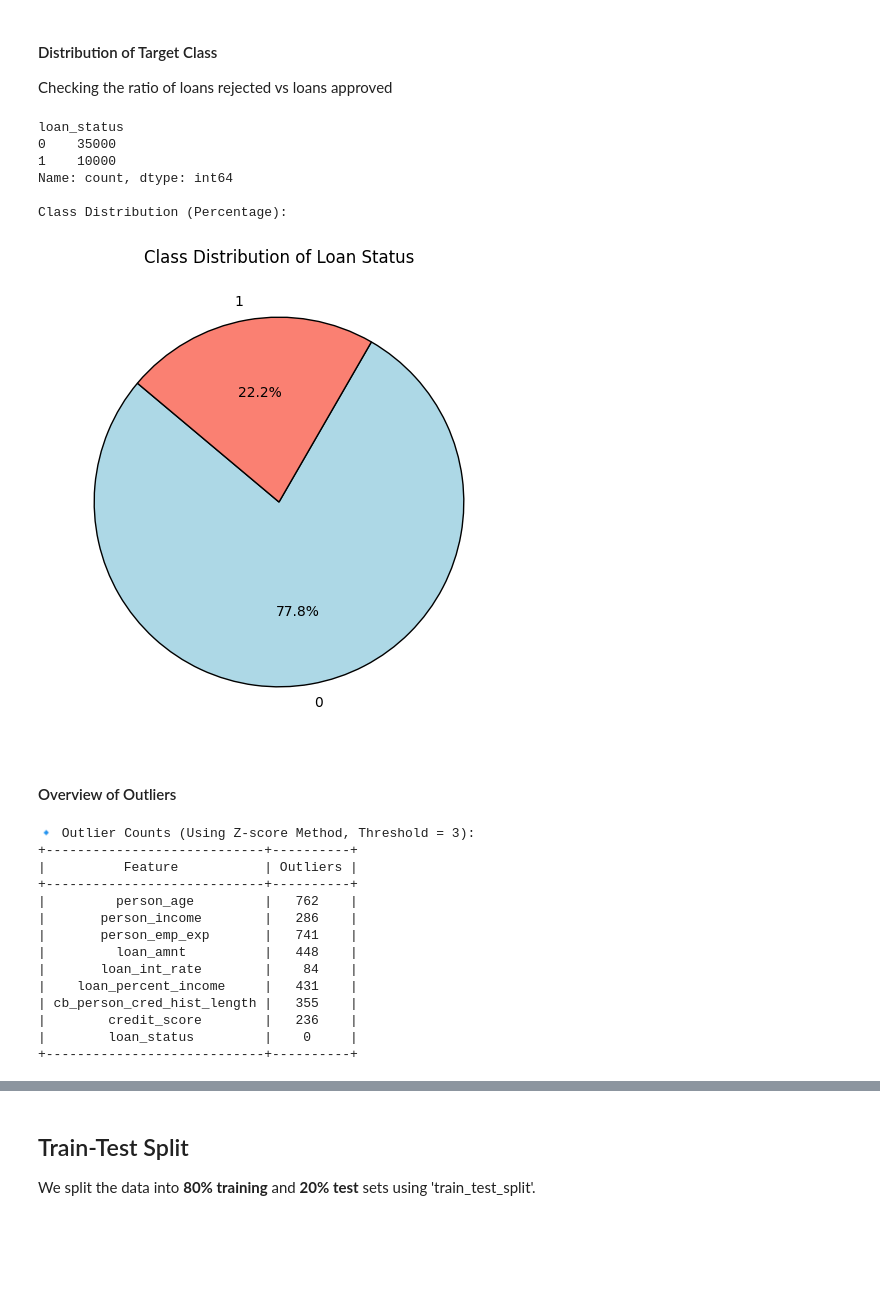
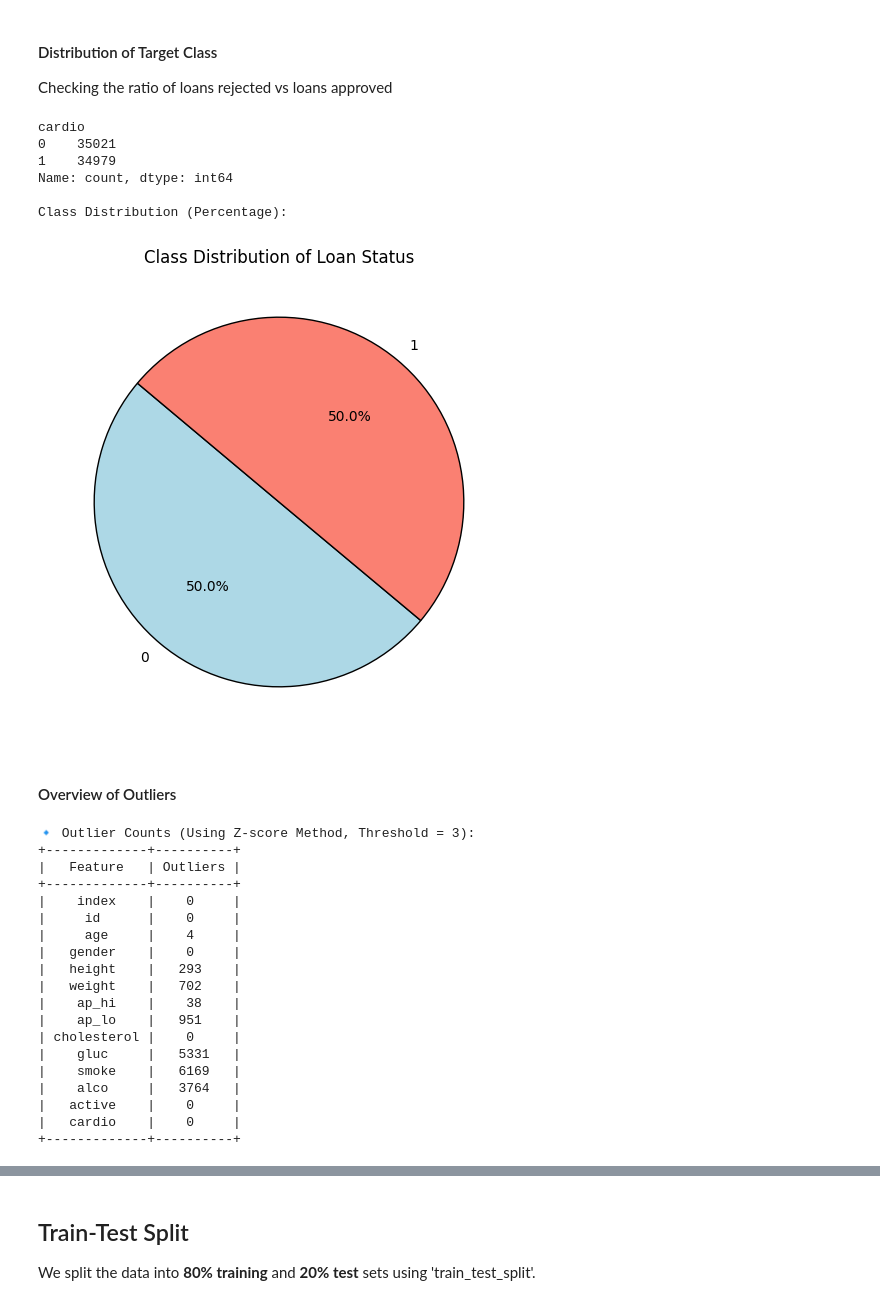
Before and after one commit to A00431008/Transformers_NN, a Jupyter notebook: Transformers_NN.ipynb, the cells around one changed output, grey strips where cells are left out. Drawn from its saved outputs; the diff is of its cells as text; code cells hidden in the pictures; blank space fills up the shorter version.

Commit message:
changed dataset to cardio diseases dataset for balanced classes

```diff
--- a/Transformers_NN.ipynb
+++ b/Transformers_NN.ipynb
@@ -23,6 +31,6 @@ from tabulate import tabulate
 # %% [markdown]
 ### Load Data
 # %%
-df = pd.read_csv("loan_data.csv")
+df = pd.read_csv("health_data.csv")
 df.head()
 # %% [output]
@@ -136,24 +142,24 @@ print(f"\n🔹 Number of Duplicate Rows: {duplicate_count}")
 
 Checking the ratio of loans rejected vs loans approved
 # %%
-print(df["loan_status"].value_counts())  # Count occurrences of each class
+print(df["cardio"].value_counts())  # Count occurrences of each class
 print("\nClass Distribution (Percentage):")
 
 # Plot Pie Chart
-class_counts = df["loan_status"].value_counts(normalize=True)
+class_counts = df["cardio"].value_counts(normalize=True)
 plt.figure(figsize=(6, 6))
 plt.pie(class_counts, labels=class_counts.index, autopct="%1.1f%%",
         colors=["lightblue", "salmon"], startangle=140, wedgeprops={'edgecolor': 'black'})
 plt.title("Class Distribution of Loan Status")
 plt.show()
 # %% [output]
-loan_status
-0    35000
-1    10000
+cardio
+0    35021
+1    34979
 Name: count, dtype: int64
 
 Class Distribution (Percentage):
-[figure, old version]
+[figure, new version]
 # %% [markdown]
 #### Overview of Outliers
 # %%
@@ -180,19 +186,24 @@ print("\n🔹 Outlier Counts (Using Z-score Method, Threshold = 3):")
 print(tabulate(outlier_counts_df, headers='keys', tablefmt='pretty'))
 # %% [output]
 🔹 Outlier Counts (Using Z-score Method, Threshold = 3):
-+----------------------------+----------+
-|          Feature           | Outliers |
-+----------------------------+----------+
-|         person_age         |   762    |
-|       person_income        |   286    |
-|       person_emp_exp       |   741    |
-|         loan_amnt          |   448    |
-|       loan_int_rate        |    84    |
-|    loan_percent_income     |   431    |
-| cb_person_cred_hist_length |   355    |
-|        credit_score        |   236    |
-|        loan_status         |    0     |
-+----------------------------+----------+
++-------------+----------+
+|   Feature   | Outliers |
++-------------+----------+
+|    index    |    0     |
+|     id      |    0     |
+|     age     |    4     |
+|   gender    |    0     |
+|   height    |   293    |
+|   weight    |   702    |
+|    ap_hi    |    38    |
+|    ap_lo    |   951    |
+| cholesterol |    0     |
+|    gluc     |   5331   |
+|    smoke    |   6169   |
+|    alco     |   3764   |
+|   active    |    0     |
+|   cardio    |    0     |
++-------------+----------+
 # %% [markdown]
 ## Data Preprocessing
 We Handle missing values, encode categorical features and standardize numeric features.
```
Also changed, not shown: parts of 31 cells of this notebook, 2 other files.
